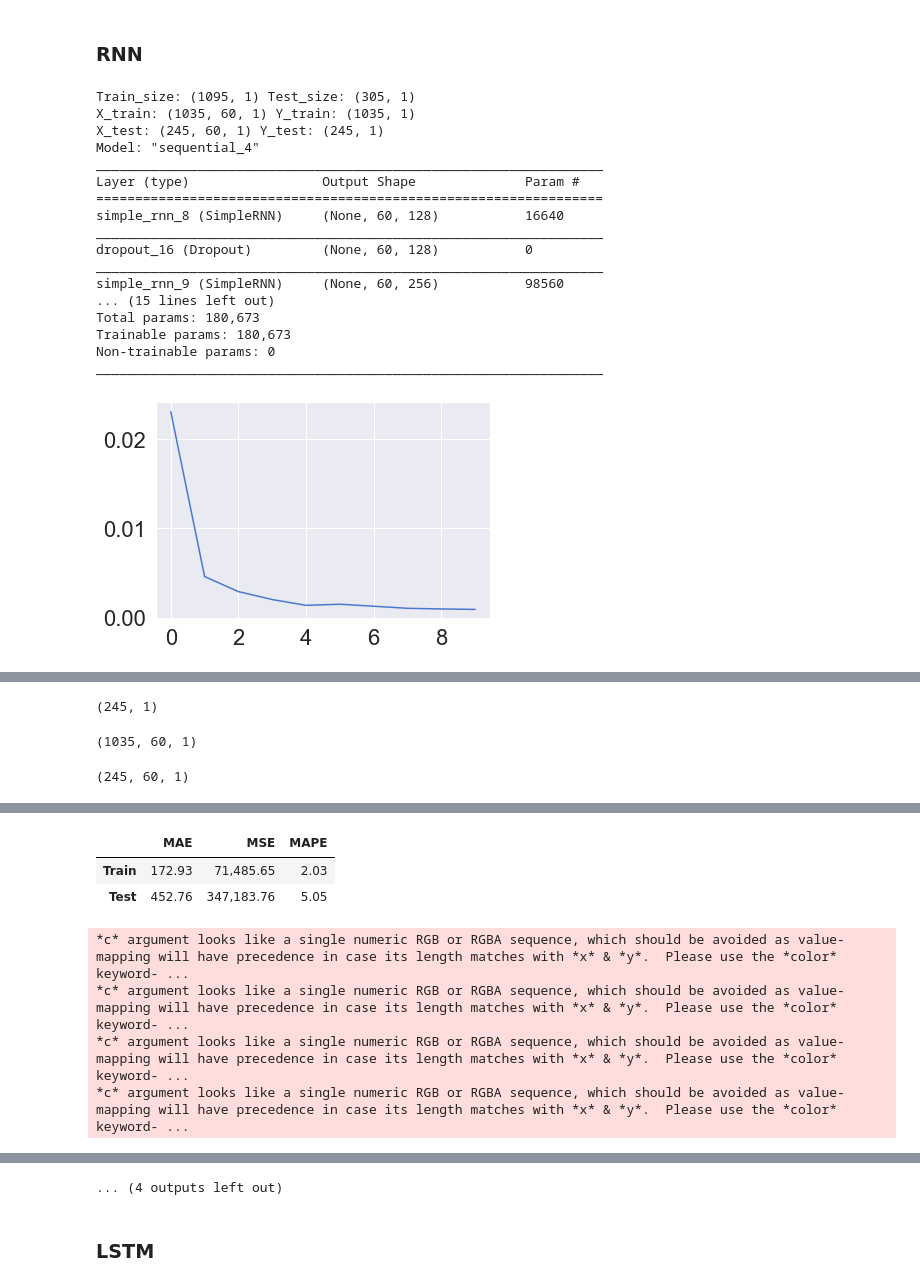
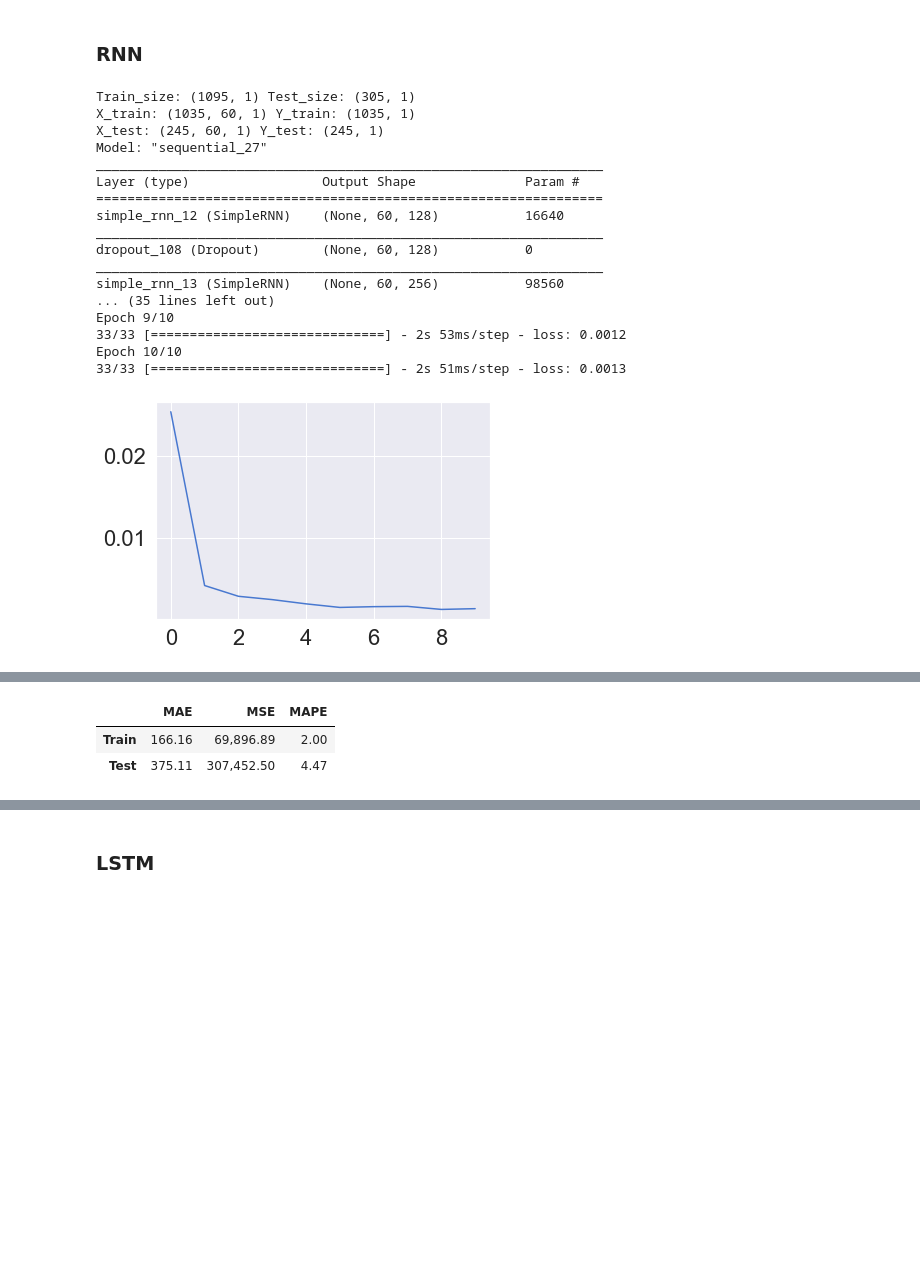
Before and after one commit to thekimk/All-About-Time-Series-Analysis, a Jupyter notebook: Practice8_DataAnalysis_TSDeepLearning_KK.ipynb, the cells around one changed output, grey strips where cells are left out. Cells and saved outputs as stored; diff of their text form; code cells hidden in the pictures; blank space fills up the shorter version.

```diff
--- a/Practice8_DataAnalysis_TSDeepLearning_KK.ipynb
+++ b/Practice8_DataAnalysis_TSDeepLearning_KK.ipynb
@@ -479,10 +478,10 @@ raw_all.index = pd.to_datetime(raw_all.index)
 # Parameters
 criteria = '2020-01-01'
 scaler = preprocessing.MinMaxScaler()
-timewindow = 60
+sequence = 60
 batch_size = 32
 epoch = 10
-verbose = 0
+verbose = 1
 dropout_ratio = 0
 
 # Feature Engineering
@@ -492,19 +491,18 @@ test = raw_all.loc[raw_all.index >= criteria,:]
 print('Train_size:', train.shape, 'Test_size:', test.shape)
 
 ## Scaling
-scaler_tr, scaler_te = scaler, scaler
-train_scaled = scaler_tr.fit_transform(train)
-test_scaled = scaler_te.fit_transform(test)
+train_scaled = scaler.fit_transform(train)
+test_scaled = scaler.fit_transform(test)
 
 ## X / Y Split
 X_train, Y_train = [], []
-for index in range(len(train_scaled) - timewindow):
-    X_train.append(train_scaled[index: index + timewindow])
-    Y_train.append(train_scaled[index + timewindow])
+for index in range(len(train_scaled) - sequence):
+    X_train.append(train_scaled[index: index + sequence])
+    Y_train.append(train_scaled[index + sequence])
 X_test, Y_test = [], []
-for index in range(len(test_scaled) - timewindow):
-    X_test.append(test_scaled[index: index + timewindow])
-    Y_test.append(test_scaled[index + timewindow])
+for index in range(len(test_scaled) - sequence):
+    X_test.append(test_scaled[index: index + sequence])
+    Y_test.append(test_scaled[index + sequence])
 
 ## Retype and Reshape
 X_train, Y_train = np.array(X_train), np.array(Y_train)
@@ -528,45 +526,45 @@ model.compile(optimizer='adam', loss='mean_squared_error')
 model.summary()
 model_fit = model.fit(X_train, Y_train,
                       batch_size=batch_size, epochs=epoch,
                       verbose=verbose)
 
 plt.plot(pd.DataFrame(model_fit.history))
 plt.grid(True)
 plt.show()
 
 # prediction
 Y_train_pred = model.predict(X_train)
 Y_test_pred = model.predict(X_test)
 
 # evaluation
 result = model.evaluate(X_test, Y_test_pred)
 if scaler != []:
-    Y_train = scaler_tr.inverse_transform(Y_train)
-    Y_train_pred = scaler_tr.inverse_transform(Y_train_pred)
-    Y_test = scaler_te.inverse_transform(Y_test)
-    Y_test_pred = scaler_te.inverse_transform(Y_test_pred)
+    Y_train = scaler.inverse_transform(Y_train)
+    Y_train_pred = scaler.inverse_transform(Y_train_pred)
+    Y_test = scaler.inverse_transform(Y_test)
+    Y_test_pred = scaler.inverse_transform(Y_test_pred)
 Score_RNN, Residual_tr, Residual_te = evaluation_trte(pd.DataFrame(Y_train), Y_train_pred.flatten(),
                                                       pd.DataFrame(Y_test), Y_test_pred.flatten(), graph_on=True)
 display(Score_RNN)
 
 # error analysis
-error_analysis(Residual_te, ['Error'], pd.DataFrame(X_train.reshape(X_train.shape[0], X_train.shape[1])), graph_on=True)
+# error_analysis(Residual_te, ['Error'], pd.DataFrame(X_train.reshape(X_train.shape[0], X_train.shape[1])), graph_on=True)
 # %% [output]
 Train_size: (1095, 1) Test_size: (305, 1)
 X_train: (1035, 60, 1) Y_train: (1035, 1)
 X_test: (245, 60, 1) Y_test: (245, 1)
-Model: "sequential_4"
+Model: "sequential_27"
 _________________________________________________________________
 Layer (type)                 Output Shape              Param #
 =================================================================
-simple_rnn_8 (SimpleRNN)     (None, 60, 128)           16640
+simple_rnn_12 (SimpleRNN)    (None, 60, 128)           16640
 _________________________________________________________________
-dropout_16 (Dropout)         (None, 60, 128)           0
+dropout_108 (Dropout)        (None, 60, 128)           0
 _________________________________________________________________
-simple_rnn_9 (SimpleRNN)     (None, 60, 256)           98560
-... (15 lines left out)
-Total params: 180,673
-Trainable params: 180,673
-Non-trainable params: 0
-_________________________________________________________________
+simple_rnn_13 (SimpleRNN)    (None, 60, 256)           98560
+... (35 lines left out)
+Epoch 9/10
+33/33 [==============================] - 2s 53ms/step - loss: 0.0012
+Epoch 10/10
+33/33 [==============================] - 2s 51ms/step - loss: 0.0013
-[figure, old version]
+[figure, new version]
@@ -574,3 +571,0 @@ _________________________________________________________________
-(245, 1)
-(1035, 60, 1)
-(245, 60, 1)
@@ -578,7 +572,3 @@ _________________________________________________________________
 |  | MAE | MSE | MAPE |
-| Train | 172.93 | 71,485.65 | 2.03 |
-| Test | 452.76 | 347,183.76 | 5.05 |
+| Train | 166.16 | 69,896.89 | 2.00 |
+| Test | 375.11 | 307,452.50 | 4.47 |
-*c* argument looks like a single numeric RGB or RGBA sequence, which should be avoided as value-mapping will have precedence in case its length matches with *x* & *y*.  Please use the *color* keyword- ...
-*c* argument looks like a single numeric RGB or RGBA sequence, which should be avoided as value-mapping will have precedence in case its length matches with *x* & *y*.  Please use the *color* keyword- ...
-*c* argument looks like a single numeric RGB or RGBA sequence, which should be avoided as value-mapping will have precedence in case its length matches with *x* & *y*.  Please use the *color* keyword- ...
-*c* argument looks like a single numeric RGB or RGBA sequence, which should be avoided as value-mapping will have precedence in case its length matches with *x* & *y*.  Please use the *color* keyword- ...
@@ -596,4 +577,3 @@ _________________________________________________________________
-... (4 outputs left out)
 # %% [markdown]
 ### LSTM
 # %%
```
Also changed, not shown: parts of 19 cells of this notebook.
